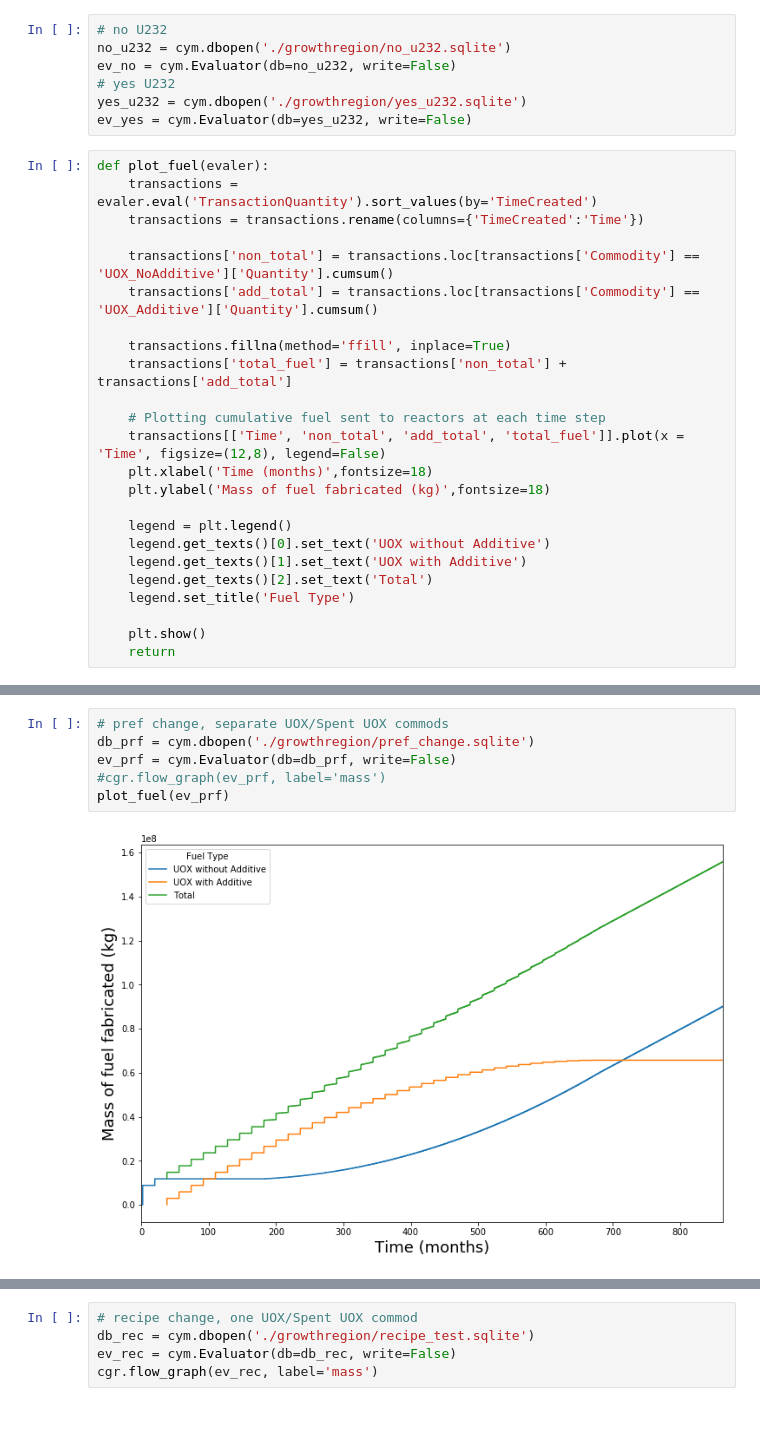
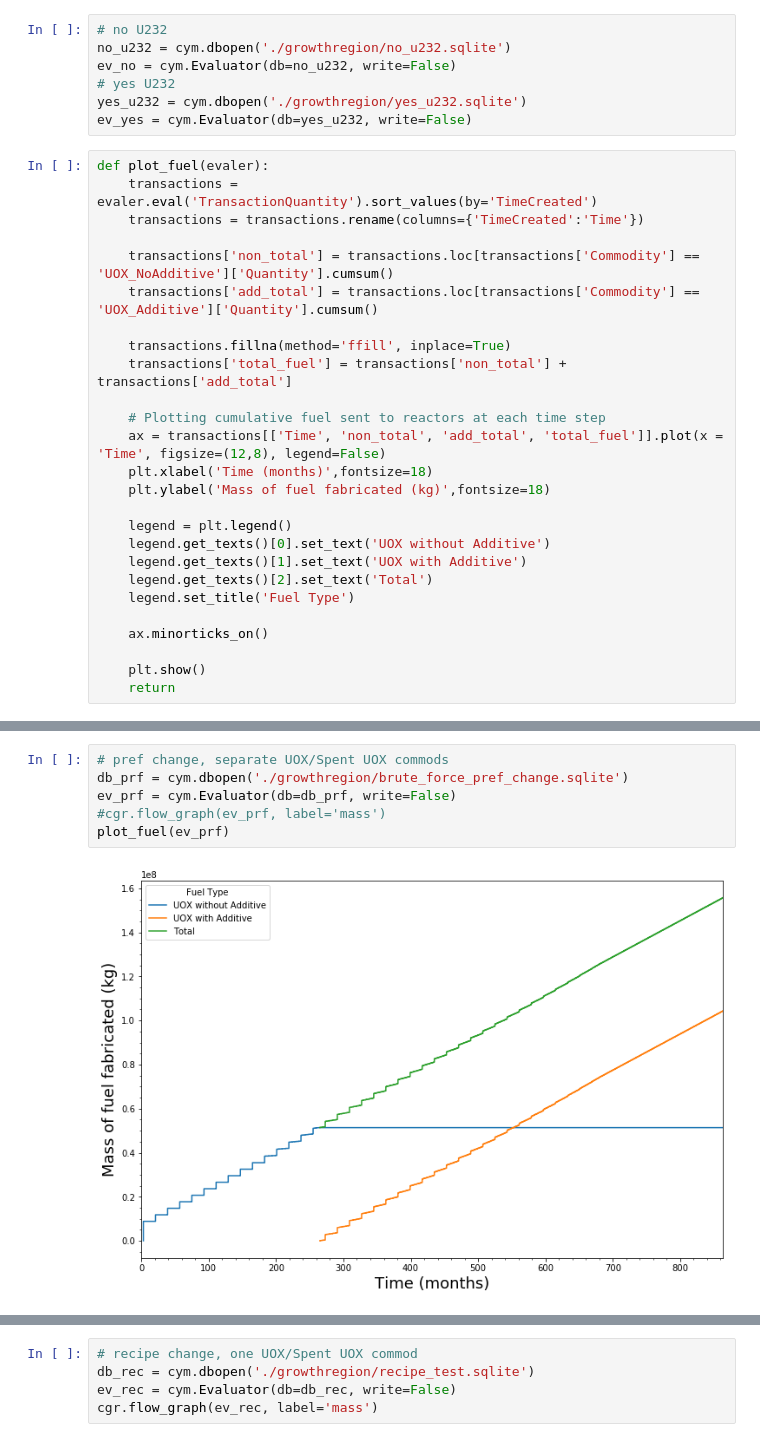
Before and after one commit to opotowsky/EG01_OPRA, a Jupyter notebook: testing_EG01.ipynb, the cells around one changed output, grey strips where cells are left out. Drawn from its saved outputs; the diff is of its cells as text.

```diff
--- a/testing_EG01.ipynb
+++ b/testing_EG01.ipynb
@@ -27,7 +27,7 @@ def plot_fuel(evaler):
     transactions['total_fuel'] = transactions['non_total'] + transactions['add_total']
 
     # Plotting cumulative fuel sent to reactors at each time step
-    transactions[['Time', 'non_total', 'add_total', 'total_fuel']].plot(x = 'Time', figsize=(12,8), legend=False)
+    ax = transactions[['Time', 'non_total', 'add_total', 'total_fuel']].plot(x = 'Time', figsize=(12,8), legend=False)
     plt.xlabel('Time (months)',fontsize=18)
     plt.ylabel('Mass of fuel fabricated (kg)',fontsize=18)
 
@@ -37,6 +37,8 @@ def plot_fuel(evaler):
     legend.get_texts()[2].set_text('Total')
     legend.set_title('Fuel Type')
 
+    ax.minorticks_on()
+
     plt.show()
     return
 # %%
@@ -50,8 +56,8 @@ plot_fuel(ev_prf)
 # %%
 # pref change, separate UOX/Spent UOX commods
-db_prf = cym.dbopen('./growthregion/pref_change.sqlite')
+db_prf = cym.dbopen('./growthregion/brute_force_pref_change.sqlite')
 ev_prf = cym.Evaluator(db=db_prf, write=False)
 #cgr.flow_graph(ev_prf, label='mass')
 plot_fuel(ev_prf)
 # %% [output]
-[figure, old version]
+[figure, new version]
```
Also changed, not shown: parts of 3 cells of this notebook, 2 other files.
